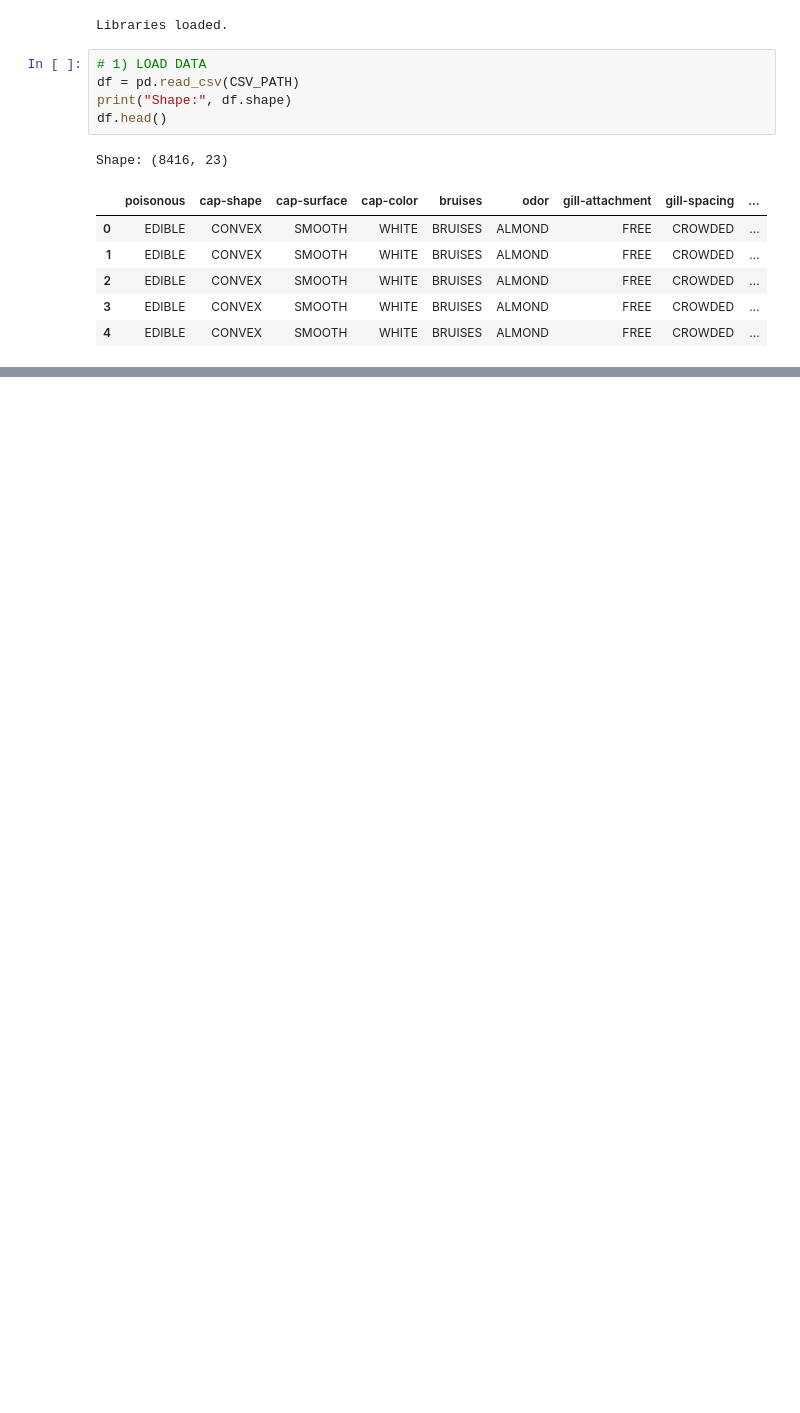
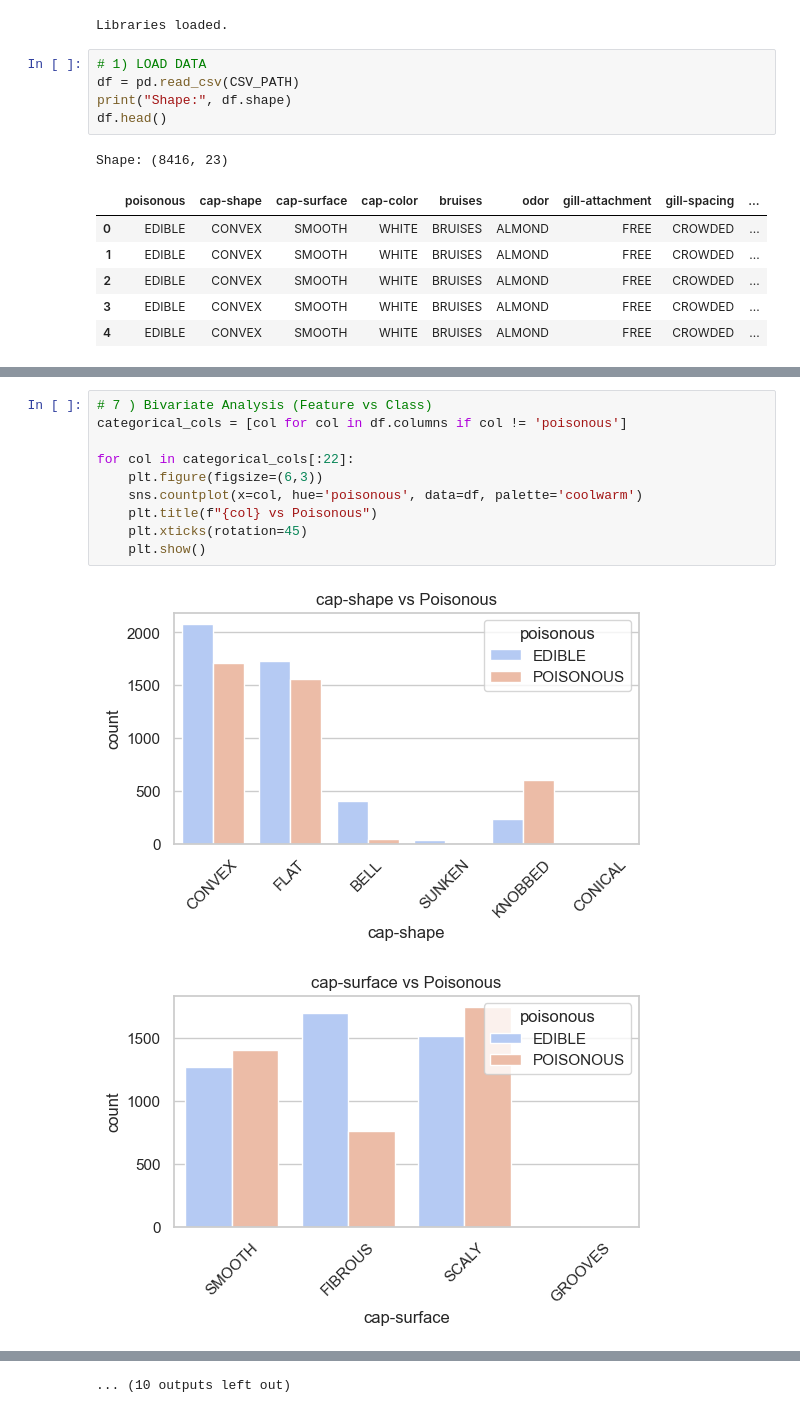
Before and after one commit to DePlaced/bedste-gruppe-ml, a Jupyter notebook: ml/notebooks/mushroom_EDA.ipynb, the cells around one changed output, grey strips where cells are left out. Cells and saved outputs as stored; diff of their text form; blank space fills up the shorter version.

```diff
--- a/ml/notebooks/mushroom_EDA.ipynb
+++ b/ml/notebooks/mushroom_EDA.ipynb
@@ -360,0 +170,13 @@ Decision for Modeling:
+# %%
+# 7 ) Bivariate Analysis (Feature vs Class)
+categorical_cols = [col for col in df.columns if col != 'poisonous']
+
+for col in categorical_cols[:22]:
+    plt.figure(figsize=(6,3))
+    sns.countplot(x=col, hue='poisonous', data=df, palette='coolwarm')
+    plt.title(f"{col} vs Poisonous")
+    plt.xticks(rotation=45)
+    plt.show()
+# %% [output]
+[figure, added]
+[figure, added]
@@ -360,0 +193 @@ Decision for Modeling:
+... (10 outputs left out)
```
Also changed, not shown: parts of 22 cells of this notebook.
